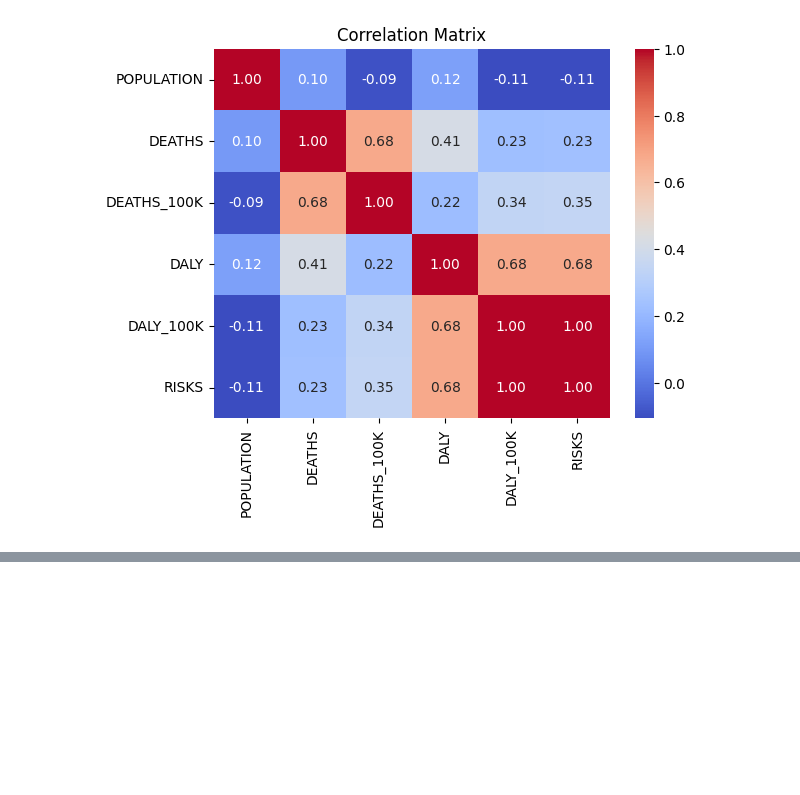
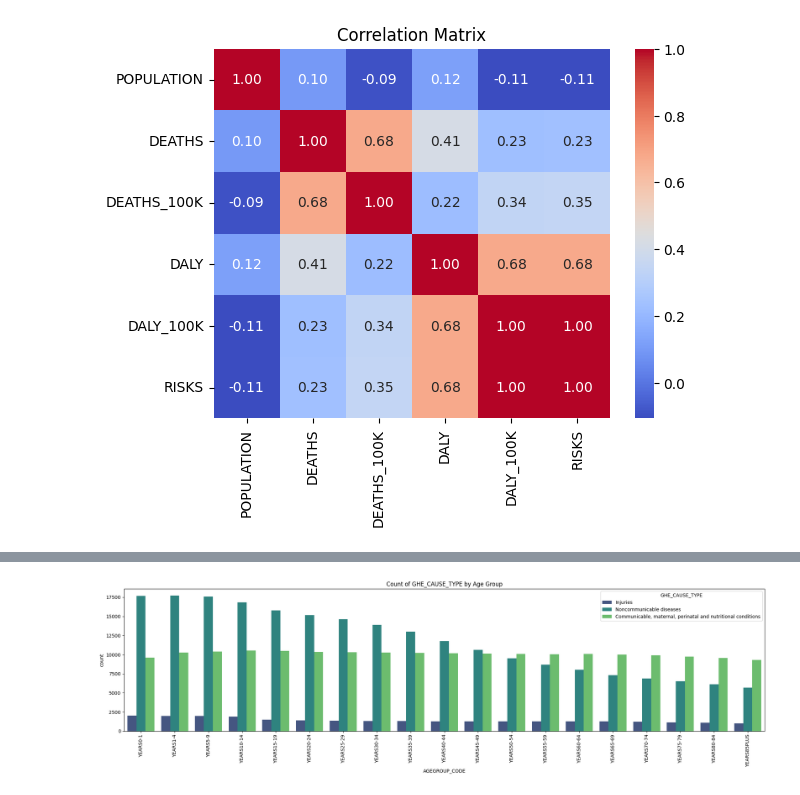
Before and after one commit to Albiona00/Leading-cause-of-DALY-Death, a Jupyter notebook: data-preprocessing/main.ipynb, the cells around one changed output, grey strips where cells are left out. Drawn from its saved outputs; the diff is of its cells as text; code cells hidden in the pictures; blank space fills up the shorter version.

```diff
--- a/data-preprocessing/main.ipynb
+++ b/data-preprocessing/main.ipynb
@@ -500,0 +531,12 @@ for column, freq in frequency_data.items():
+# %%
+plt.figure(figsize=(20, 6))
+plt.subplot(1, 1, 1)
+
+sns.countplot(x='AGEGROUP_CODE', hue='GHE_CAUSE_TYPE', data=df, palette='viridis')
+
+plt.title('Count of GHE_CAUSE_TYPE by Age Group')
+plt.xticks(rotation=90)
+plt.tight_layout()
+plt.show()
+# %% [output]
+[figure, added]
```
Also changed, not shown: parts of 4 cells of this notebook.
